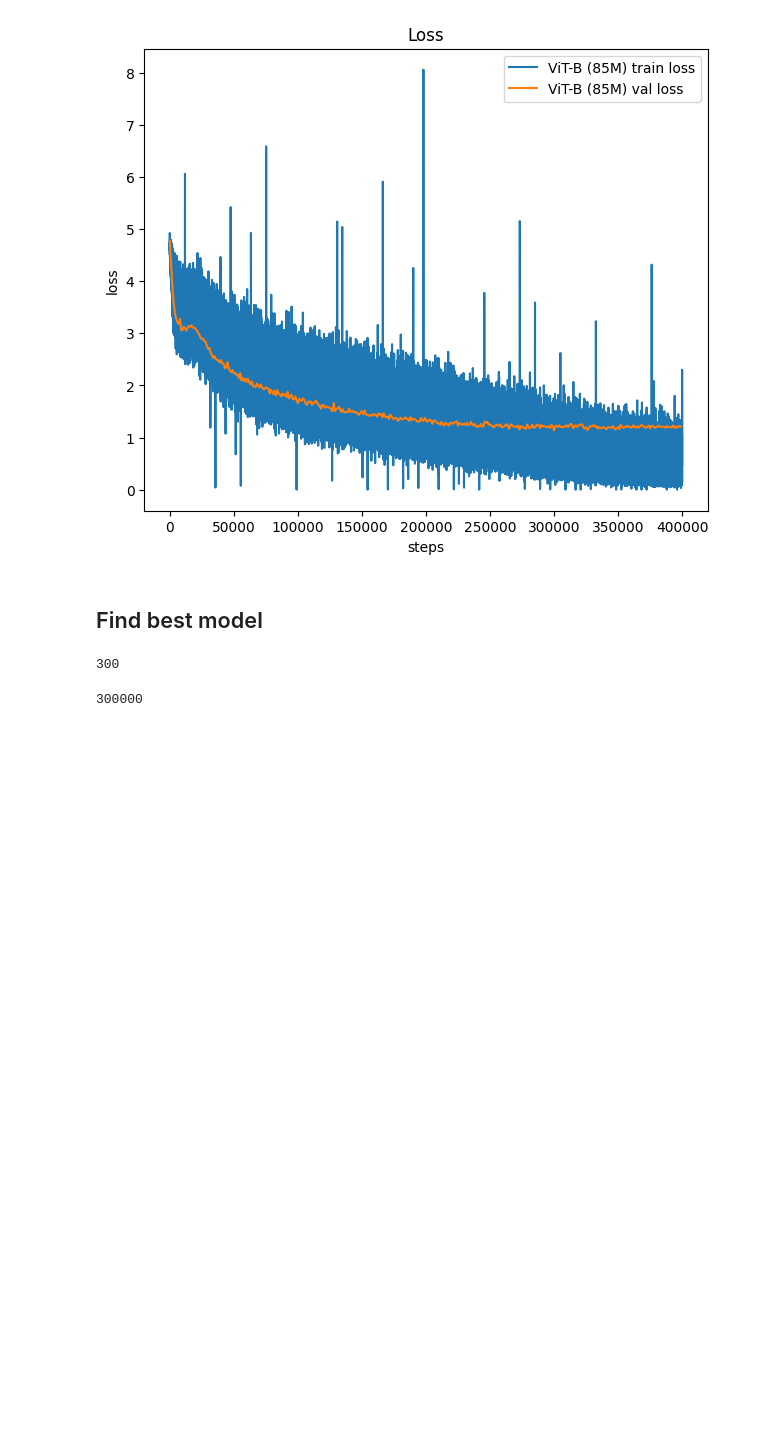
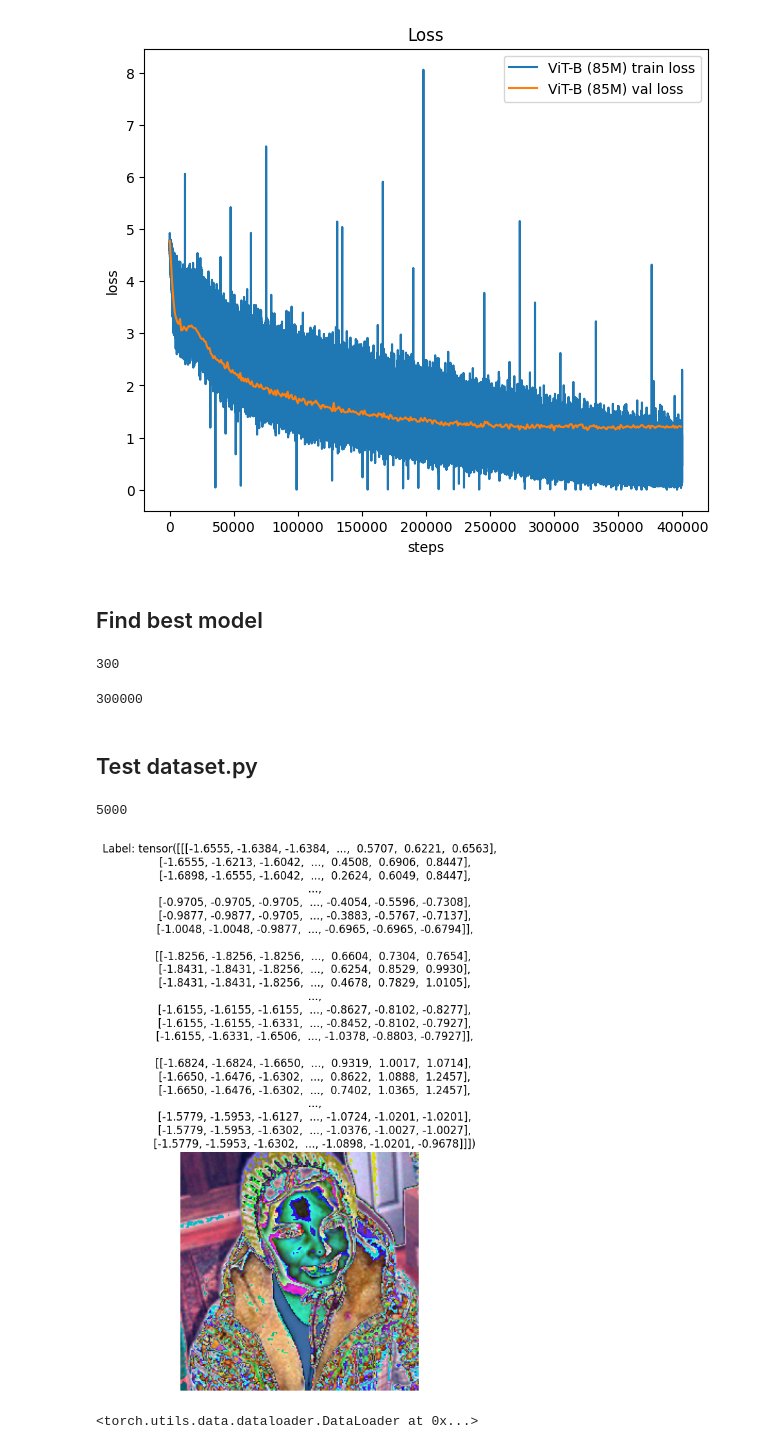
Before and after one commit to samitha278/nanoViT, a Jupyter notebook: test_imagenet.ipynb, the cells around one changed output. Saved outputs shown, nothing was run; the diff lists cells and outputs as text; code cells hidden in the pictures; blank space fills up the shorter version.

Commit message:
test dataset.py and updated

```diff
--- a/test_imagenet.ipynb
+++ b/test_imagenet.ipynb
@@ -266,3 +266,5 @@ x[300]
 300000
 # %%
 # Best model path : # /home/samitha/Projects/nanoViT/src/log/model_300000.pt
+# %% [markdown]
+## Test dataset.py
@@ -268,0 +394,26 @@ x[300]
+# %%
+val = get_val_dataloader("/home/samitha/Projects/datasets/imagenet100")
+# %% [output]
+5000
+# %%
+from PIL import Image
+import matplotlib.pyplot as plt
+import torchvision.transforms as T
+
+sample = next(iter(val))
+
+img = sample[0][0]
+label = sample[0][0]
+
+img_pil = T.ToPILImage()(img)
+
+plt.imshow(img_pil)
+plt.title(f"Label: {label}")
+plt.axis("off")
+plt.show()
+# %% [output]
+[figure, added]
+# %%
+val
+# %% [output]
+<torch.utils.data.dataloader.DataLoader at 0x...>
```
Also changed, not shown: parts of 3 cells of this notebook.
